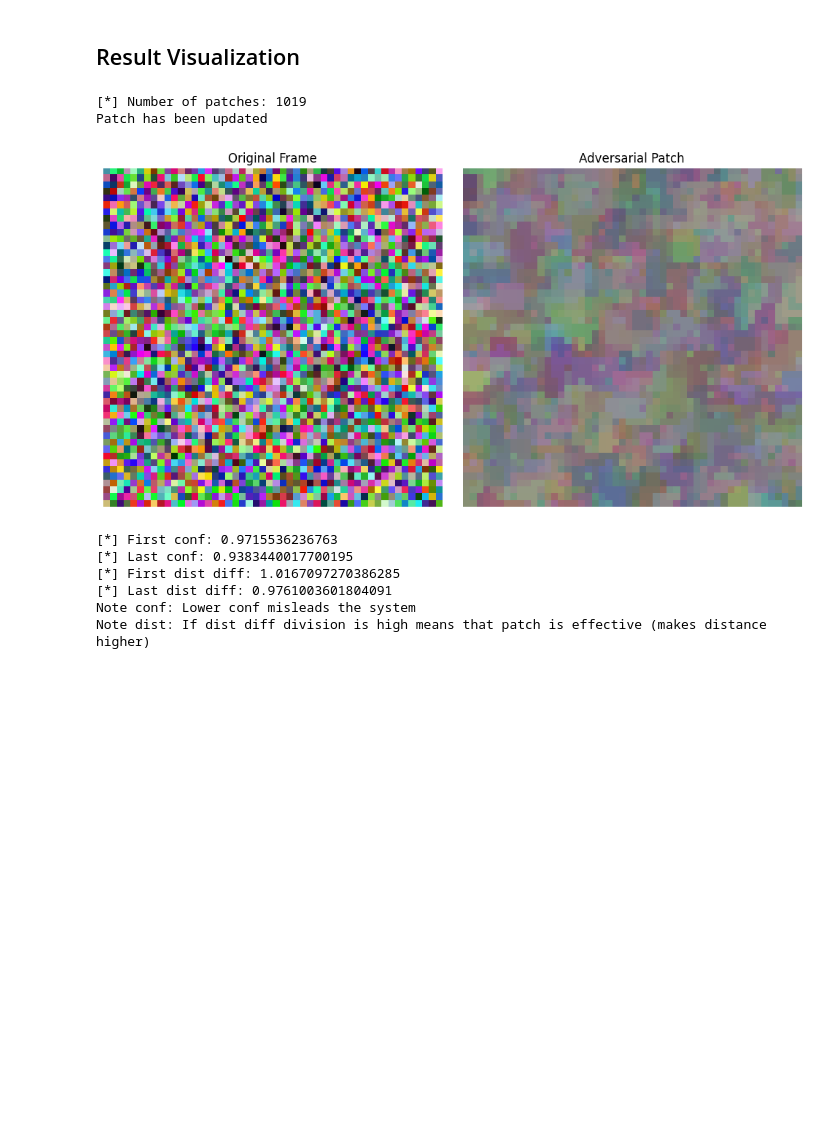
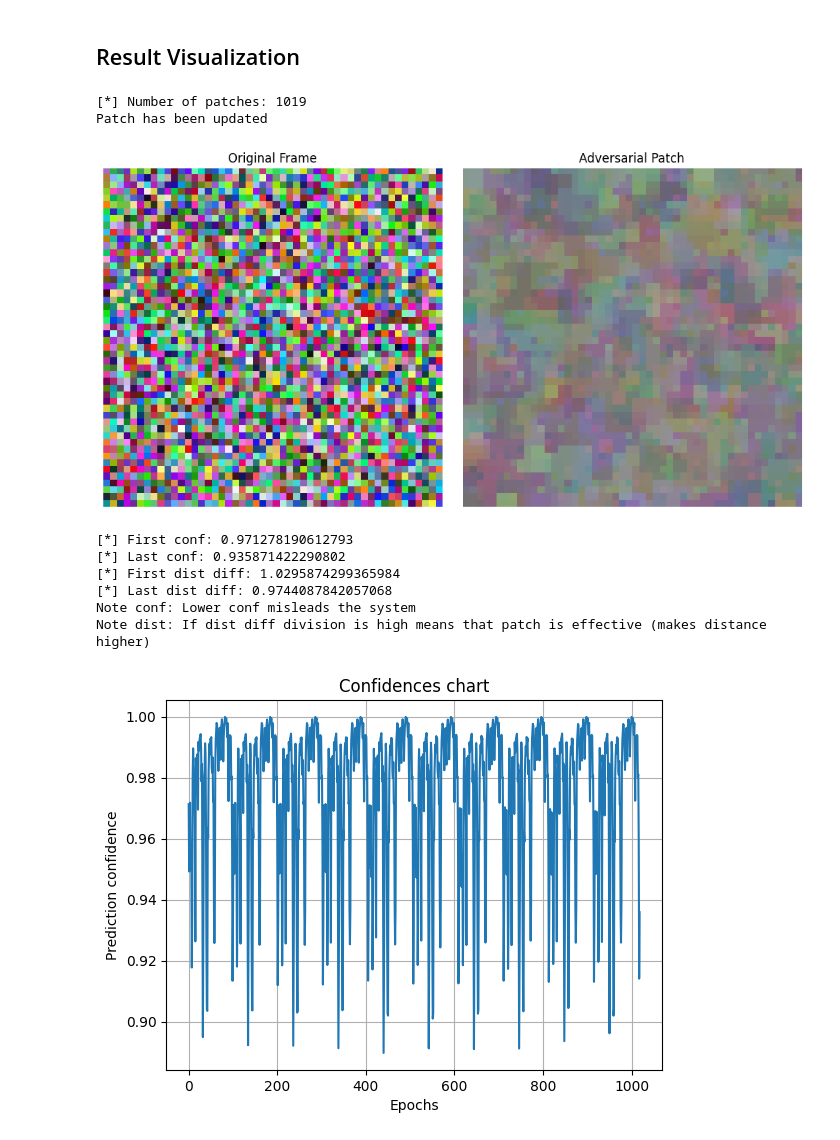
Before and after one commit to un4rch/openpilot_AdvExamples, a Jupyter notebook: attacks/attack_whitebox.ipynb, the cells around one changed output. Drawn from its saved outputs; the diff is of its cells as text; code cells hidden in the pictures; blank space fills up the shorter version.

```diff
--- a/attacks/attack_whitebox.ipynb
+++ b/attacks/attack_whitebox.ipynb
@@ -574,30 +574,54 @@ print(f"[*] DONE: Adversarial Patch Trained")
 # %%
 first_patch = tensor_to_numpy(train_df['Patch'].iloc[0])
 last_patch = tensor_to_numpy(train_df['Patch'].iloc[-1])
 print(f"[*] Number of patches: {train_df.shape[0]}")
 if np.any(first_patch - last_patch != 0):
     print("Patch has been updated")
 else:
     print("No change in patch")
 subplot(first_patch, last_patch)
 
 first_conf = train_df['Batch_pconf'].iloc[0]
 last_conf = train_df['Batch_pconf'].iloc[-1]
 first_dist = train_df['Batch_pdist'].iloc[0] / train_df['Batch_rdist'].iloc[0]
 last_dist = train_df['Batch_pdist'].iloc[-1] / train_df['Batch_rdist'].iloc[-1]
 print(f"[*] First conf: {first_conf}")
 print(f"[*] Last conf: {last_conf}")
 print(f"[*] First dist diff: {first_dist}")
 print(f"[*] Last dist diff: {last_dist}")
 print(f"Note conf: Lower conf misleads the system")
 print(f"Note dist: If dist diff division is high means that patch is effective (makes distance higher)")
+
+num_epochs = epochs * len(frames_names)
+all_confs = train_df['Batch_pconf'].to_numpy()
+all_dists = train_df['Batch_pdist'].to_numpy()
+# Create the plot
+plt.plot(all_confs)
+# Add labels and title
+plt.xlabel('Epochs')
+plt.ylabel('Prediction confidence')
+plt.title('Confidences chart')
+# Show the plot
+plt.grid(True)  # Optional: Add a grid for better readability
+plt.show()
+plt.clf()
+# Create the plot
+plt.plot(all_dists)
+# Add labels and title
+plt.xlabel('Epochs')
+plt.ylabel('Predicted distance')
+plt.title('Distances chart')
+# Show the plot
+plt.grid(True)  # Optional: Add a grid for better readability
+plt.show()
 # %% [output]
 [*] Number of patches: 1019
 Patch has been updated
-[figure, old version]
+[figure, new version]
-[*] First conf: 0.9715536236763
-[*] Last conf: 0.9383440017700195
-[*] First dist diff: 1.0167097270386285
-[*] Last dist diff: 0.9761003601804091
+[*] First conf: 0.971278190612793
+[*] Last conf: 0.935871422290802
+[*] First dist diff: 1.0295874299365984
+[*] Last dist diff: 0.9744087842057068
 Note conf: Lower conf misleads the system
 Note dist: If dist diff division is high means that patch is effective (makes distance higher)
+[figure, added]
```
Also changed, not shown: parts of 2 cells of this notebook.
